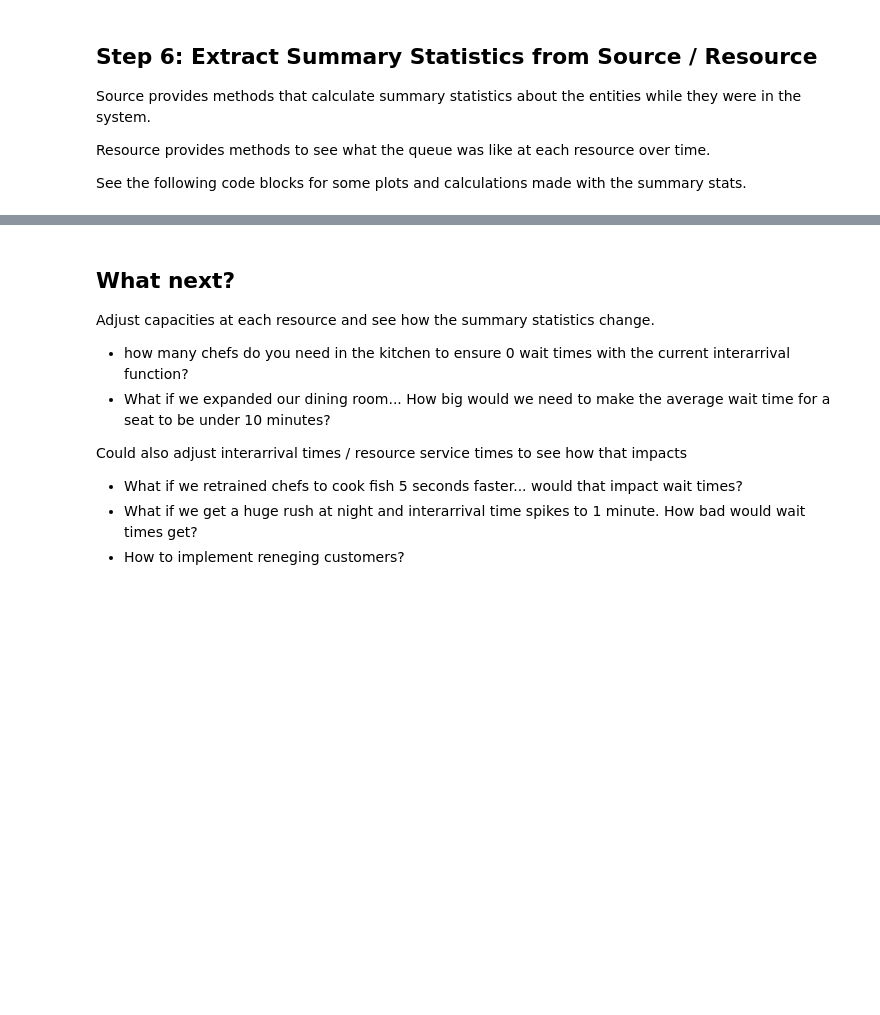
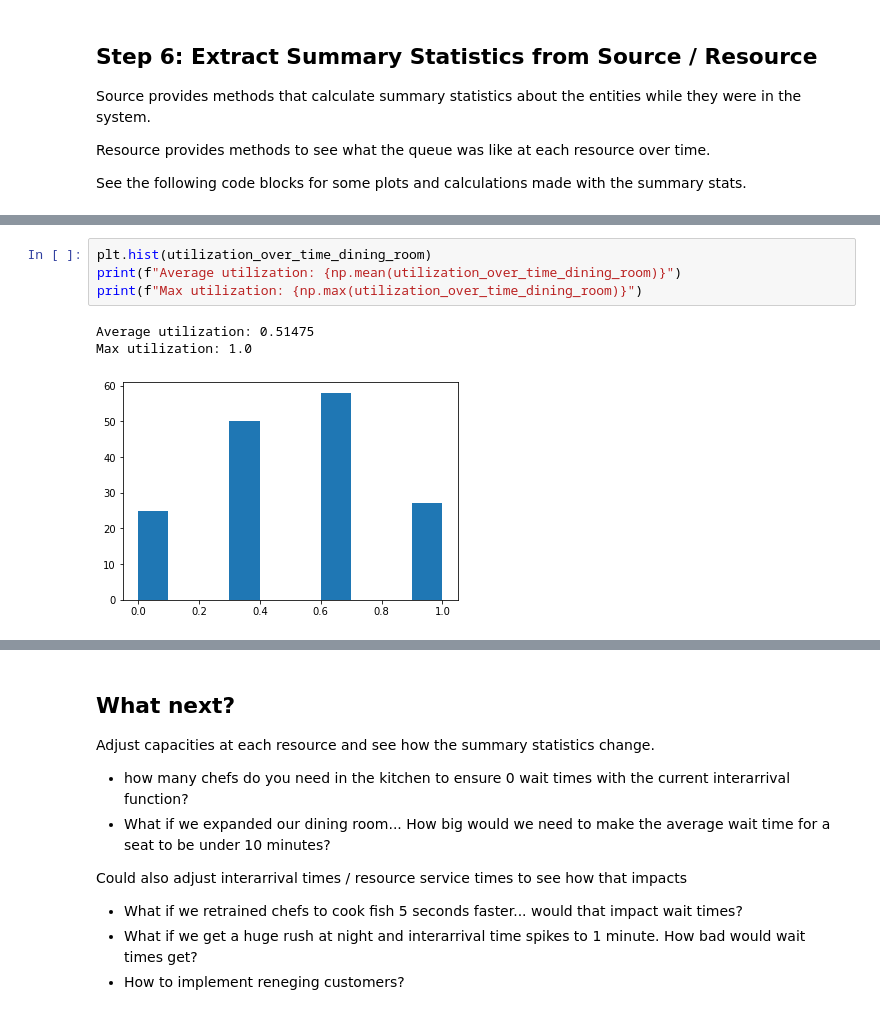
Before and after one commit to ddedde/36109, a Jupyter notebook: simpy/Multi_Resource_Sim.ipynb, the cells around one changed output, grey strips where cells are left out. Cells and saved outputs as stored; diff of their text form; blank space fills up the shorter version.

```diff
--- a/simpy/Multi_Resource_Sim.ipynb
+++ b/simpy/Multi_Resource_Sim.ipynb
@@ -337,3 +258,11 @@ Max in queue: 7
+# %%
+plt.hist(utilization_over_time_dining_room)
+print(f"Average utilization: {np.mean(utilization_over_time_dining_room)}")
+print(f"Max utilization: {np.max(utilization_over_time_dining_room)}")
+# %% [output]
+Average utilization: 0.51475
+Max utilization: 1.0
+[figure, added]
 # %%
 print(f"max system time {np.max(system_time)}")
 # 50th percentile, or median
```
Also changed, not shown: parts of 9 cells of this notebook, 1 other file.
